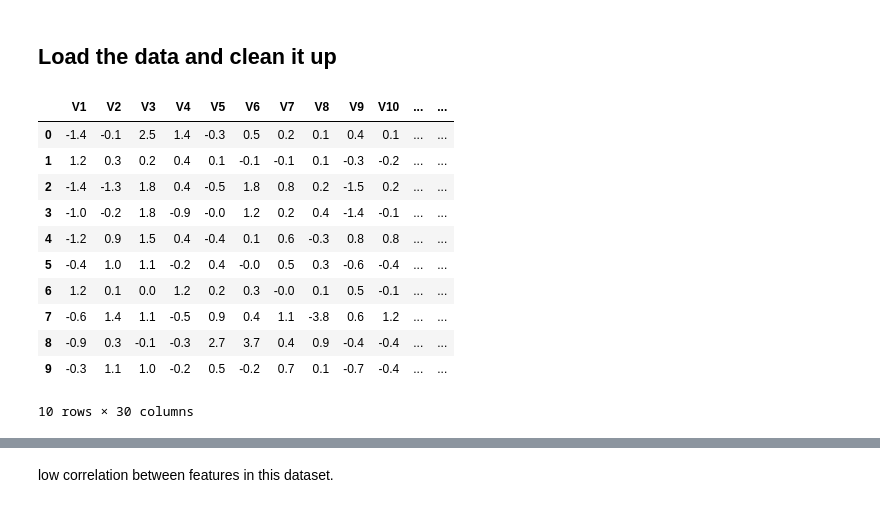
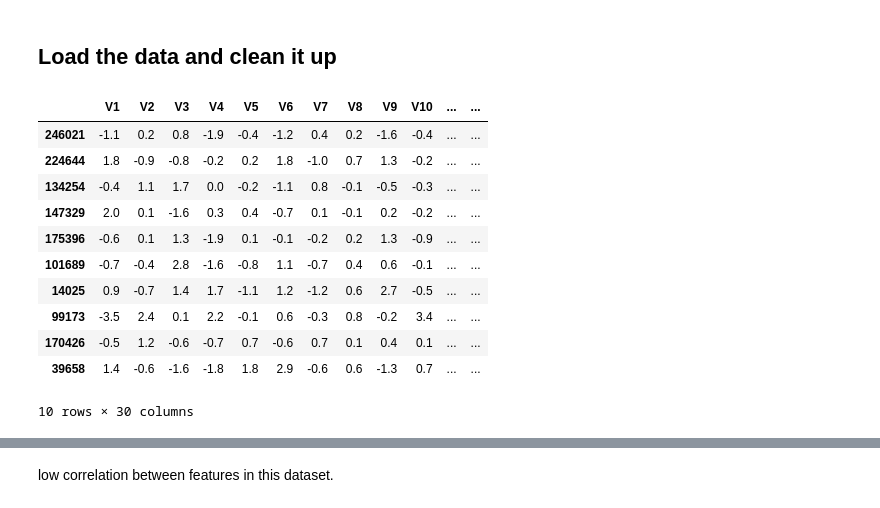
Before and after one commit to scheckley/kaggle_credit_fraud, a Jupyter notebook: scratch.ipynb, the cells around one changed output, grey strips where cells are left out. Saved outputs shown, nothing was run; the diff lists cells and outputs as text; code cells hidden in the pictures.

```diff
--- a/scratch.ipynb
+++ b/scratch.ipynb
@@ -53,22 +54,23 @@ data = pd.read_csv("data/creditcard.csv")
 # %%
 normamount = np.array(data['Amount'])
 normamount = StandardScaler().fit_transform(normamount.reshape(-1,1))
 data['normamount'] = normamount
 del data['Amount']
 del data['Time']
+data = shuffle(data)
 data.head(10)
 # %% [output]
 |  | V1 | V2 | V3 | V4 | V5 | V6 | V7 | V8 | V9 | V10 | ... | ... |
-| 0 | -1.4 | -0.1 | 2.5 | 1.4 | -0.3 | 0.5 | 0.2 | 0.1 | 0.4 | 0.1 | ... | ... |
-| 1 | 1.2 | 0.3 | 0.2 | 0.4 | 0.1 | -0.1 | -0.1 | 0.1 | -0.3 | -0.2 | ... | ... |
-| 2 | -1.4 | -1.3 | 1.8 | 0.4 | -0.5 | 1.8 | 0.8 | 0.2 | -1.5 | 0.2 | ... | ... |
-| 3 | -1.0 | -0.2 | 1.8 | -0.9 | -0.0 | 1.2 | 0.2 | 0.4 | -1.4 | -0.1 | ... | ... |
-| 4 | -1.2 | 0.9 | 1.5 | 0.4 | -0.4 | 0.1 | 0.6 | -0.3 | 0.8 | 0.8 | ... | ... |
-| 5 | -0.4 | 1.0 | 1.1 | -0.2 | 0.4 | -0.0 | 0.5 | 0.3 | -0.6 | -0.4 | ... | ... |
-| 6 | 1.2 | 0.1 | 0.0 | 1.2 | 0.2 | 0.3 | -0.0 | 0.1 | 0.5 | -0.1 | ... | ... |
-| 7 | -0.6 | 1.4 | 1.1 | -0.5 | 0.9 | 0.4 | 1.1 | -3.8 | 0.6 | 1.2 | ... | ... |
-| 8 | -0.9 | 0.3 | -0.1 | -0.3 | 2.7 | 3.7 | 0.4 | 0.9 | -0.4 | -0.4 | ... | ... |
-| 9 | -0.3 | 1.1 | 1.0 | -0.2 | 0.5 | -0.2 | 0.7 | 0.1 | -0.7 | -0.4 | ... | ... |
+| 246021 | -1.1 | 0.2 | 0.8 | -1.9 | -0.4 | -1.2 | 0.4 | 0.2 | -1.6 | -0.4 | ... | ... |
+| 224644 | 1.8 | -0.9 | -0.8 | -0.2 | 0.2 | 1.8 | -1.0 | 0.7 | 1.3 | -0.2 | ... | ... |
+| 134254 | -0.4 | 1.1 | 1.7 | 0.0 | -0.2 | -1.1 | 0.8 | -0.1 | -0.5 | -0.3 | ... | ... |
+| 147329 | 2.0 | 0.1 | -1.6 | 0.3 | 0.4 | -0.7 | 0.1 | -0.1 | 0.2 | -0.2 | ... | ... |
+| 175396 | -0.6 | 0.1 | 1.3 | -1.9 | 0.1 | -0.1 | -0.2 | 0.2 | 1.3 | -0.9 | ... | ... |
+| 101689 | -0.7 | -0.4 | 2.8 | -1.6 | -0.8 | 1.1 | -0.7 | 0.4 | 0.6 | -0.1 | ... | ... |
+| 14025 | 0.9 | -0.7 | 1.4 | 1.7 | -1.1 | 1.2 | -1.2 | 0.6 | 2.7 | -0.5 | ... | ... |
+| 99173 | -3.5 | 2.4 | 0.1 | 2.2 | -0.1 | 0.6 | -0.3 | 0.8 | -0.2 | 3.4 | ... | ... |
+| 170426 | -0.5 | 1.2 | -0.6 | -0.7 | 0.7 | -0.6 | 0.7 | 0.1 | 0.4 | 0.1 | ... | ... |
+| 39658 | 1.4 | -0.6 | -1.6 | -1.8 | 1.8 | 2.9 | -0.6 | 0.6 | -1.3 | 0.7 | ... | ... |
 10 rows × 30 columns
 # %%
 # heat map to look for correlation
```
Also changed, not shown: parts of 7 cells of this notebook.
